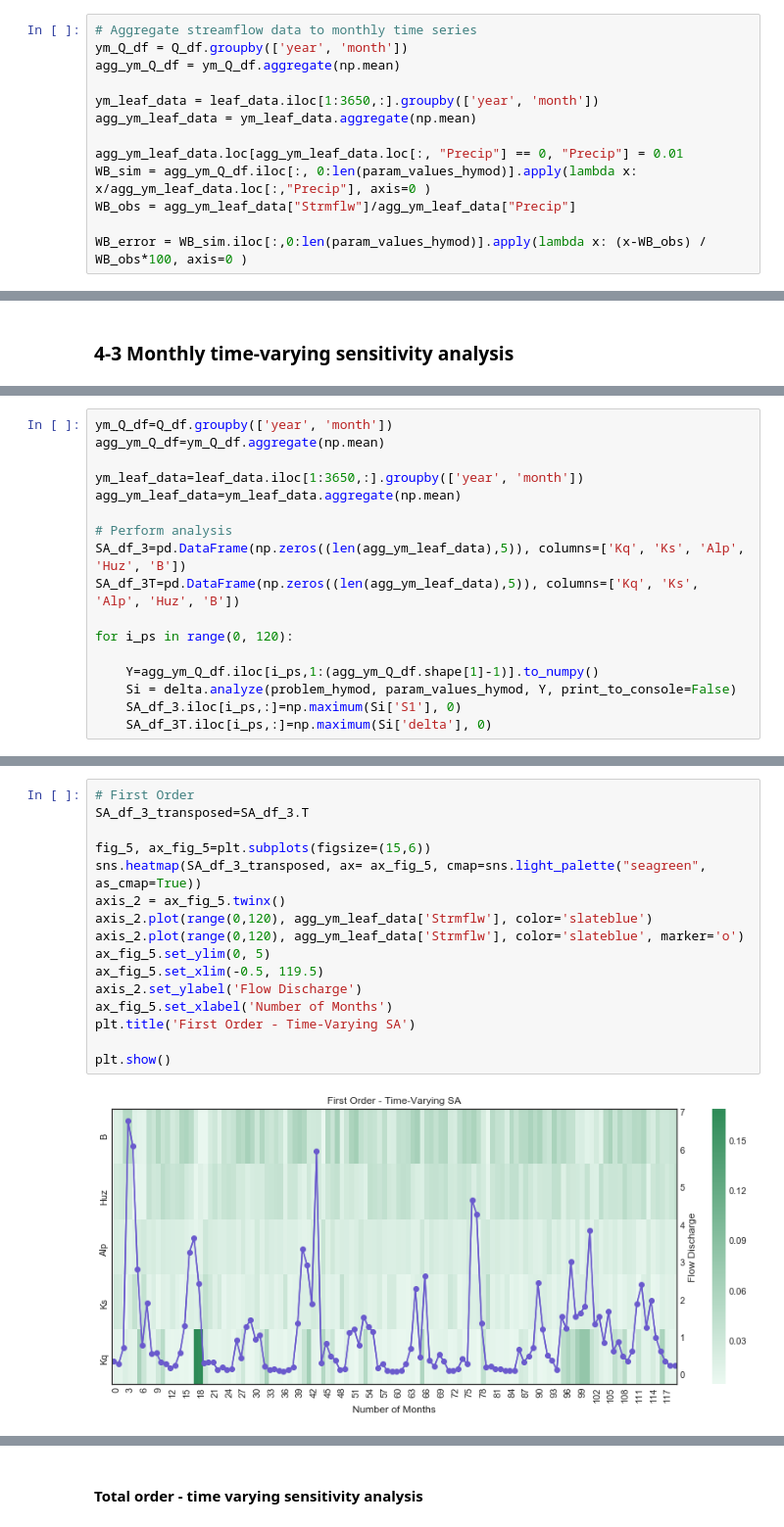
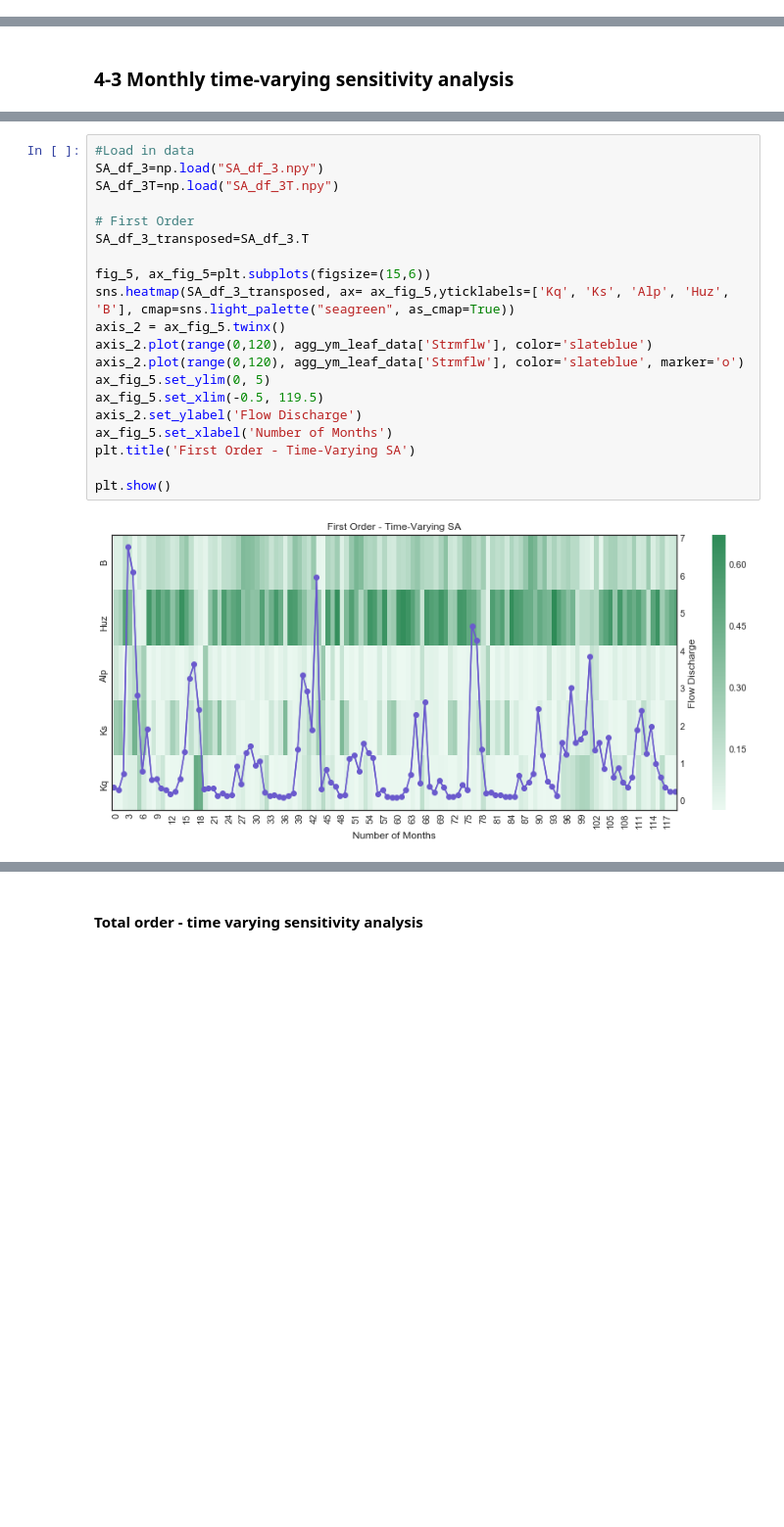
Before and after one commit to IMMM-SFA/msd_uncertainty_ebook, a Jupyter notebook: notebooks/hymod.ipynb, the cells around one changed output, grey strips where cells are left out. Shown at 98% size. Saved outputs shown, nothing was run; the diff lists cells and outputs as text; blank space fills up the shorter version.

```diff
--- a/notebooks/hymod.ipynb
+++ b/notebooks/hymod.ipynb
@@ -393,13 +343,0 @@ After that we can subtract $WBI_{obs}$ and calculate the error from that.
-# %%
-# Aggregate streamflow data to monthly time series
-ym_Q_df = Q_df.groupby(['year', 'month'])
-agg_ym_Q_df = ym_Q_df.aggregate(np.mean)
-
-ym_leaf_data = leaf_data.iloc[1:3650,:].groupby(['year', 'month'])
-agg_ym_leaf_data = ym_leaf_data.aggregate(np.mean)
-
-agg_ym_leaf_data.loc[agg_ym_leaf_data.loc[:, "Precip"] == 0, "Precip"] = 0.01
-WB_sim = agg_ym_Q_df.iloc[:, 0:len(param_values_hymod)].apply(lambda x: x/agg_ym_leaf_data.loc[:,"Precip"], axis=0 )
-WB_obs = agg_ym_leaf_data["Strmflw"]/agg_ym_leaf_data["Precip"]
-
-WB_error = WB_sim.iloc[:,0:len(param_values_hymod)].apply(lambda x: (x-WB_obs) / WB_obs*100, axis=0 )
@@ -586,17 +507,0 @@ Although time-varying sensitivity analysis at average monthly and average annual
-# %%
-ym_Q_df=Q_df.groupby(['year', 'month'])
-agg_ym_Q_df=ym_Q_df.aggregate(np.mean)
-
-ym_leaf_data=leaf_data.iloc[1:3650,:].groupby(['year', 'month'])
-agg_ym_leaf_data=ym_leaf_data.aggregate(np.mean)
-
-# Perform analysis
-SA_df_3=pd.DataFrame(np.zeros((len(agg_ym_leaf_data),5)), columns=['Kq', 'Ks', 'Alp', 'Huz', 'B'])
-SA_df_3T=pd.DataFrame(np.zeros((len(agg_ym_leaf_data),5)), columns=['Kq', 'Ks', 'Alp', 'Huz', 'B'])
-
-for i_ps in range(0, 120):
-
-    Y=agg_ym_Q_df.iloc[i_ps,1:(agg_ym_Q_df.shape[1]-1)].to_numpy()
-    Si = delta.analyze(problem_hymod, param_values_hymod, Y, print_to_console=False)
-    SA_df_3.iloc[i_ps,:]=np.maximum(Si['S1'], 0)
-    SA_df_3T.iloc[i_ps,:]=np.maximum(Si['delta'], 0)
@@ -605,18 +529,22 @@ for i_ps in range(0, 120):
 # %%
+#Load in data
+SA_df_3=np.load("SA_df_3.npy")
+SA_df_3T=np.load("SA_df_3T.npy")
+
 # First Order
 SA_df_3_transposed=SA_df_3.T
 
 fig_5, ax_fig_5=plt.subplots(figsize=(15,6))
-sns.heatmap(SA_df_3_transposed, ax= ax_fig_5, cmap=sns.light_palette("seagreen", as_cmap=True))
+sns.heatmap(SA_df_3_transposed, ax= ax_fig_5,yticklabels=['Kq', 'Ks', 'Alp', 'Huz', 'B'], cmap=sns.light_palette("seagreen", as_cmap=True))
 axis_2 = ax_fig_5.twinx()
 axis_2.plot(range(0,120), agg_ym_leaf_data['Strmflw'], color='slateblue')
 axis_2.plot(range(0,120), agg_ym_leaf_data['Strmflw'], color='slateblue', marker='o')
 ax_fig_5.set_ylim(0, 5)
 ax_fig_5.set_xlim(-0.5, 119.5)
 axis_2.set_ylabel('Flow Discharge')
 ax_fig_5.set_xlabel('Number of Months')
 plt.title('First Order - Time-Varying SA')
 
 plt.show()
 # %% [output]
-[figure, old version]
+[figure, new version]
```
Also changed, not shown: parts of 113 cells of this notebook, 2 other files.
